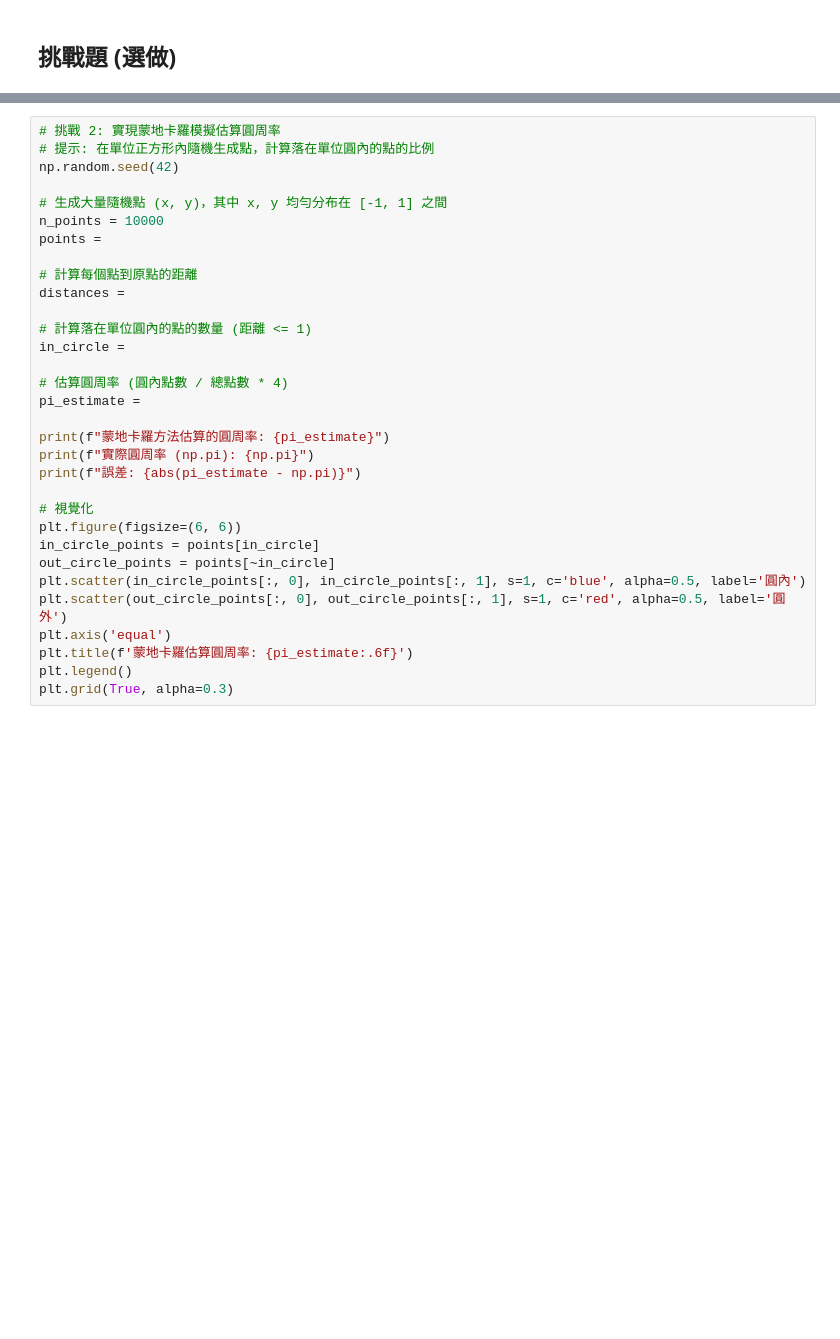
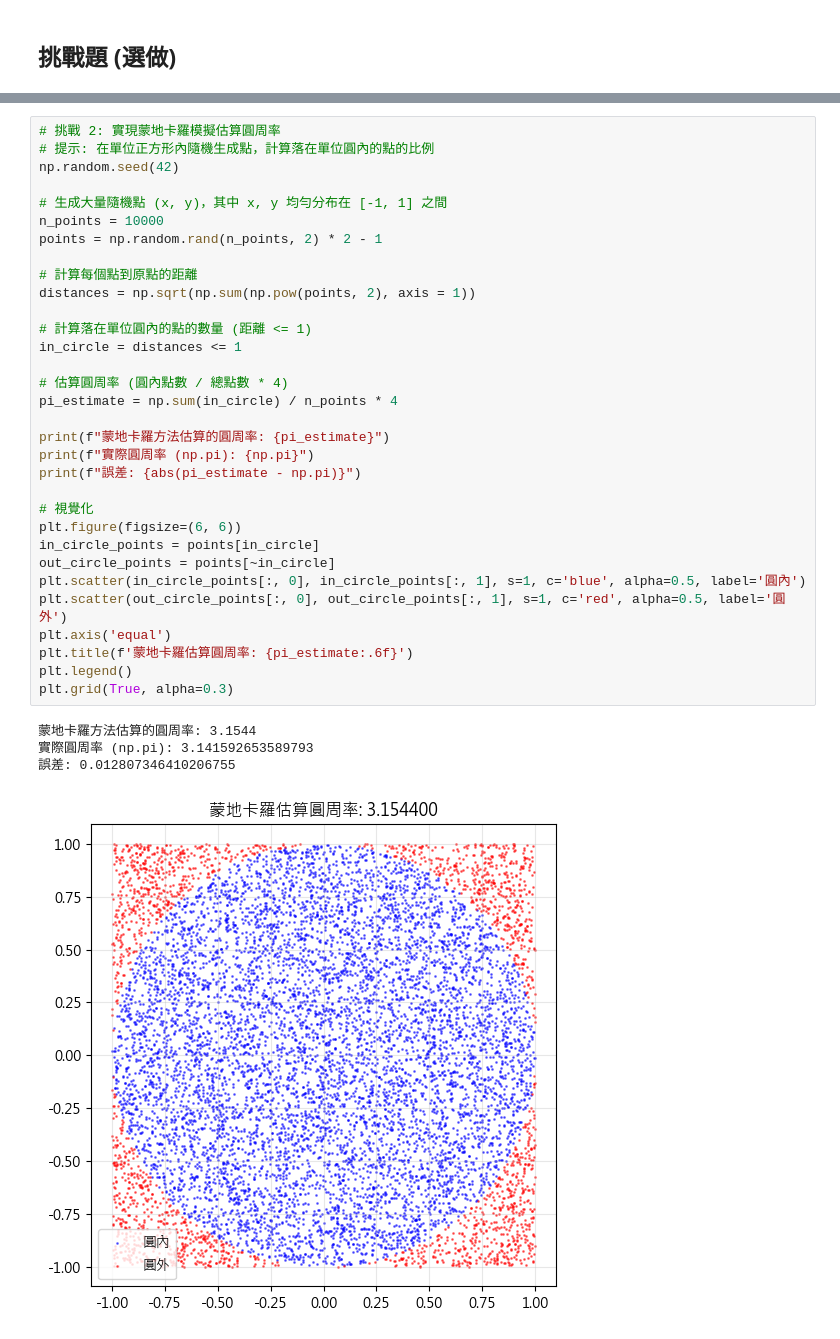
Before and after one commit to ZiPing091/iSpan_python_data_analysis, a Jupyter notebook: M1_Numpy_Basic/exercises_HW/M1_exercise.ipynb, the cells around one changed output, grey strips where cells are left out. Saved outputs shown, nothing was run; the diff lists cells and outputs as text; blank space fills up the shorter version.

```diff
--- a/M1_Numpy_Basic/exercises_HW/M1_exercise.ipynb
+++ b/M1_Numpy_Basic/exercises_HW/M1_exercise.ipynb
@@ -650,32 +852,37 @@ print(image)
 # %%
 # 挑戰 2: 實現蒙地卡羅模擬估算圓周率
 # 提示: 在單位正方形內隨機生成點，計算落在單位圓內的點的比例
 np.random.seed(42)
 
 # 生成大量隨機點 (x, y)，其中 x, y 均勻分布在 [-1, 1] 之間
 n_points = 10000
-points =
+points = np.random.rand(n_points, 2) * 2 - 1
 
 # 計算每個點到原點的距離
-distances =
+distances = np.sqrt(np.sum(np.pow(points, 2), axis = 1))
 
 # 計算落在單位圓內的點的數量 (距離 <= 1)
-in_circle =
+in_circle = distances <= 1
 
 # 估算圓周率 (圓內點數 / 總點數 * 4)
-pi_estimate =
+pi_estimate = np.sum(in_circle) / n_points * 4
 
 print(f"蒙地卡羅方法估算的圓周率: {pi_estimate}")
 print(f"實際圓周率 (np.pi): {np.pi}")
 print(f"誤差: {abs(pi_estimate - np.pi)}")
 
 # 視覺化
 plt.figure(figsize=(6, 6))
 in_circle_points = points[in_circle]
 out_circle_points = points[~in_circle]
 plt.scatter(in_circle_points[:, 0], in_circle_points[:, 1], s=1, c='blue', alpha=0.5, label='圓內')
 plt.scatter(out_circle_points[:, 0], out_circle_points[:, 1], s=1, c='red', alpha=0.5, label='圓外')
 plt.axis('equal')
 plt.title(f'蒙地卡羅估算圓周率: {pi_estimate:.6f}')
 plt.legend()
 plt.grid(True, alpha=0.3)
+# %% [output]
+蒙地卡羅方法估算的圓周率: 3.1544
+實際圓周率 (np.pi): 3.141592653589793
+誤差: 0.012807346410206755
+[figure, added]
```
Also changed, not shown: parts of 23 cells of this notebook, 1 other file.
